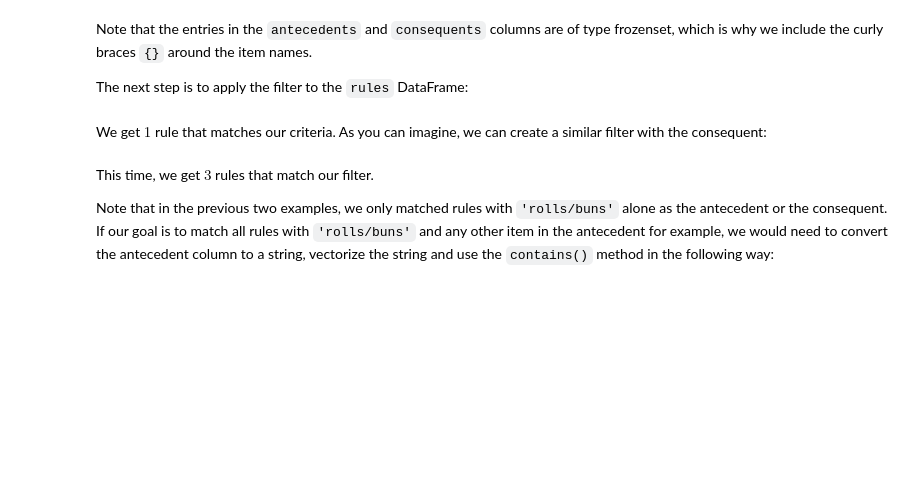
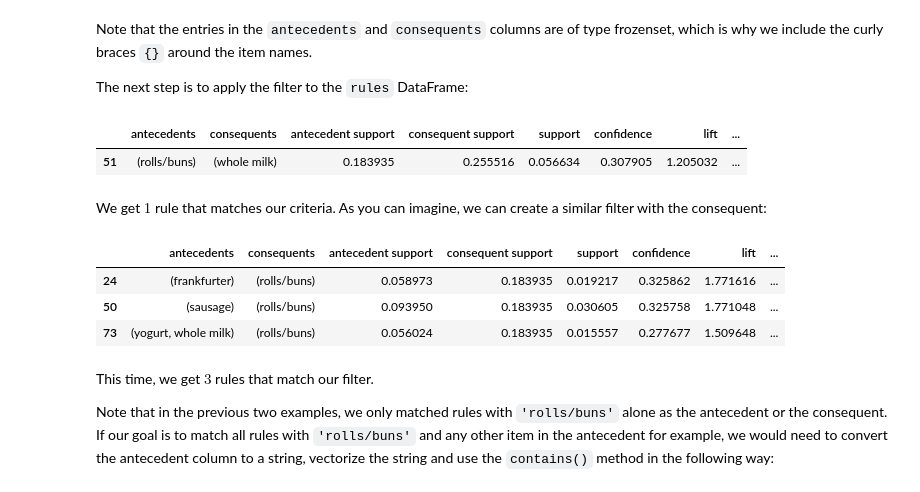
Before and after one commit to BuddhikaBaru/machine-learning-with-python-association-rules-3209139, a Jupyter notebook: src/02b.ipynb, the cells around one changed output. Saved outputs shown, nothing was run; the diff lists cells and outputs as text; code cells hidden in the pictures; blank space fills up the shorter version.

```diff
--- a/src/02b.ipynb
+++ b/src/02b.ipynb
@@ -216,8 +234,21 @@ Because our rules are returned as a pandas DataFrames we can easily transform an
 Note that the entries in the `antecedents` and `consequents` columns are of type frozenset, which is why we include the curly braces `{}` around the item names.
 
 The next step is to apply the filter to the `rules` DataFrame:
+# %%
+rules[rows]
+# %% [output]
+|  | antecedents | consequents | antecedent support | consequent support | support | confidence | lift | ... |
+| 51 | (rolls/buns) | (whole milk) | 0.183935 | 0.255516 | 0.056634 | 0.307905 | 1.205032 | ... |
 # %% [markdown]
 We get $1$ rule that matches our criteria. As you can imagine, we can create a similar filter with the consequent:
+# %%
+rows=rules['consequents']=={'rolls/buns'}
+rules[rows]
+# %% [output]
+|  | antecedents | consequents | antecedent support | consequent support | support | confidence | lift | ... |
+| 24 | (frankfurter) | (rolls/buns) | 0.058973 | 0.183935 | 0.019217 | 0.325862 | 1.771616 | ... |
+| 50 | (sausage) | (rolls/buns) | 0.093950 | 0.183935 | 0.030605 | 0.325758 | 1.771048 | ... |
+| 73 | (yogurt, whole milk) | (rolls/buns) | 0.056024 | 0.183935 | 0.015557 | 0.277677 | 1.509648 | ... |
 # %% [markdown]
 This time, we get $3$ rules that match our filter.
 
```
Also changed, not shown: parts of 8 cells of this notebook.
